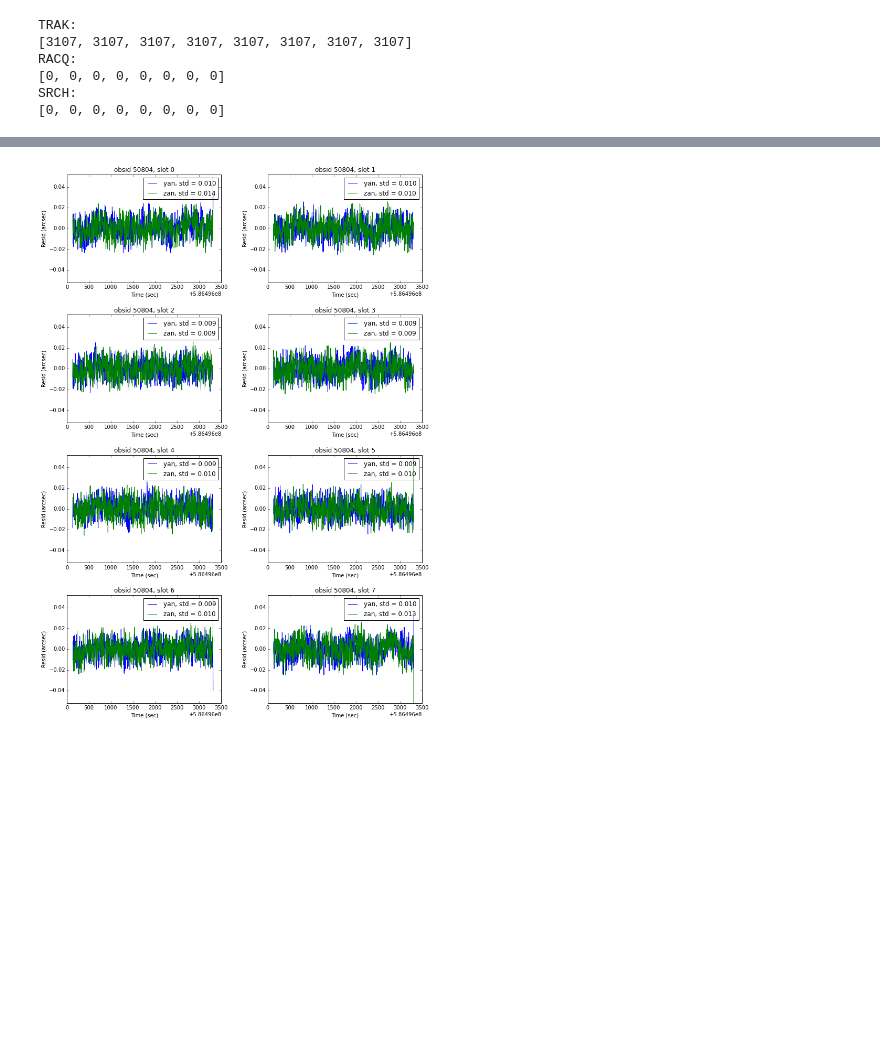
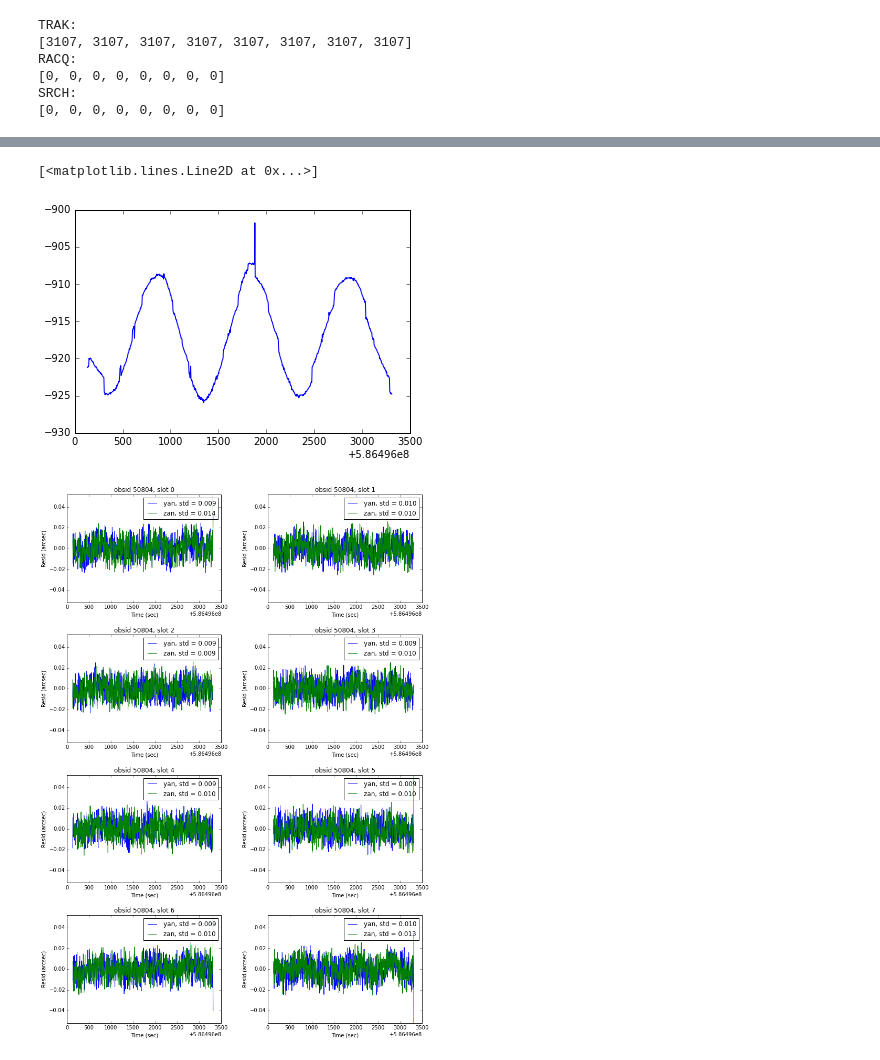
Before and after one commit to sot/aca_centroiding, a Jupyter notebook: aca_centroiding.ipynb, the cells around one changed output, grey strips where cells are left out. Cells and saved outputs as stored; diff of their text form; code cells hidden in the pictures; blank space fills up the shorter version.

```diff
--- a/aca_centroiding.ipynb
+++ b/aca_centroiding.ipynb
@@ -322,3 +347,8 @@ t['mean_mags'].format = '%.4f'
+# %%
+plt.plot(t['time'][7], t['yan_raw'][7])
+# %% [output]
+[<matplotlib.lines.Line2D at 0x...>]
+[figure, added]
 # %%
 plot_resids(t)
 # %% [output]
```
Also changed, not shown: parts of 2 cells of this notebook, 7 other files.
